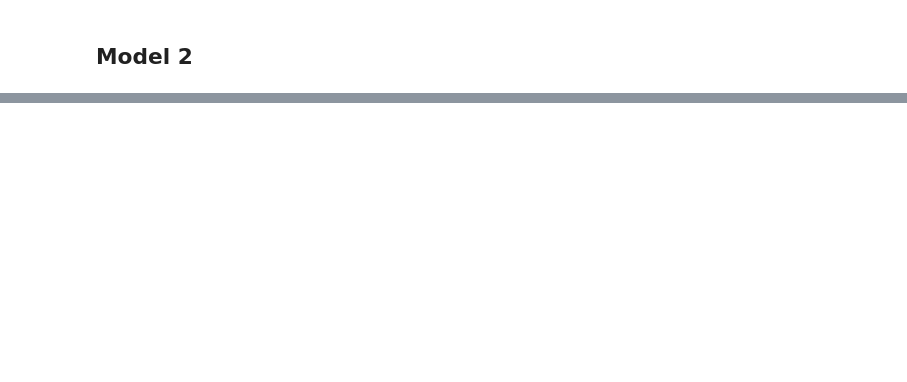
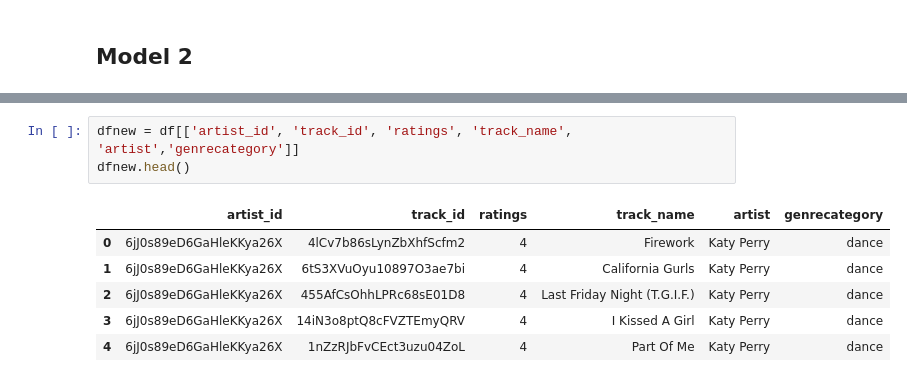
Before and after one commit to adinas94/Spotify_Recommendation_System, a Jupyter notebook: Rec System.ipynb, the cells around one changed output, grey strips where cells are left out. Saved outputs shown, nothing was run; the diff lists cells and outputs as text; blank space fills up the shorter version.

```diff
--- a/Rec System.ipynb
+++ b/Rec System.ipynb
@@ -214,0 +555,10 @@ np.mean(cv_svd_tuned['test_rmse'])
+# %%
+dfnew = df[['artist_id', 'track_id', 'ratings', 'track_name', 'artist','genrecategory']]
+dfnew.head()
+# %% [output]
+|  | artist_id | track_id | ratings | track_name | artist | genrecategory |
+| 0 | 6jJ0s89eD6GaHleKKya26X | 4lCv7b86sLynZbXhfScfm2 | 4 | Firework | Katy Perry | dance |
+| 1 | 6jJ0s89eD6GaHleKKya26X | 6tS3XVuOyu10897O3ae7bi | 4 | California Gurls | Katy Perry | dance |
+| 2 | 6jJ0s89eD6GaHleKKya26X | 455AfCsOhhLPRc68sE01D8 | 4 | Last Friday Night (T.G.I.F.) | Katy Perry | dance |
+| 3 | 6jJ0s89eD6GaHleKKya26X | 14iN3o8ptQ8cFVZTEmyQRV | 4 | I Kissed A Girl | Katy Perry | dance |
+| 4 | 6jJ0s89eD6GaHleKKya26X | 1nZzRJbFvCEct3uzu04ZoL | 4 | Part Of Me | Katy Perry | dance |
```
Also changed, not shown: parts of 48 cells of this notebook, 4 other files.
